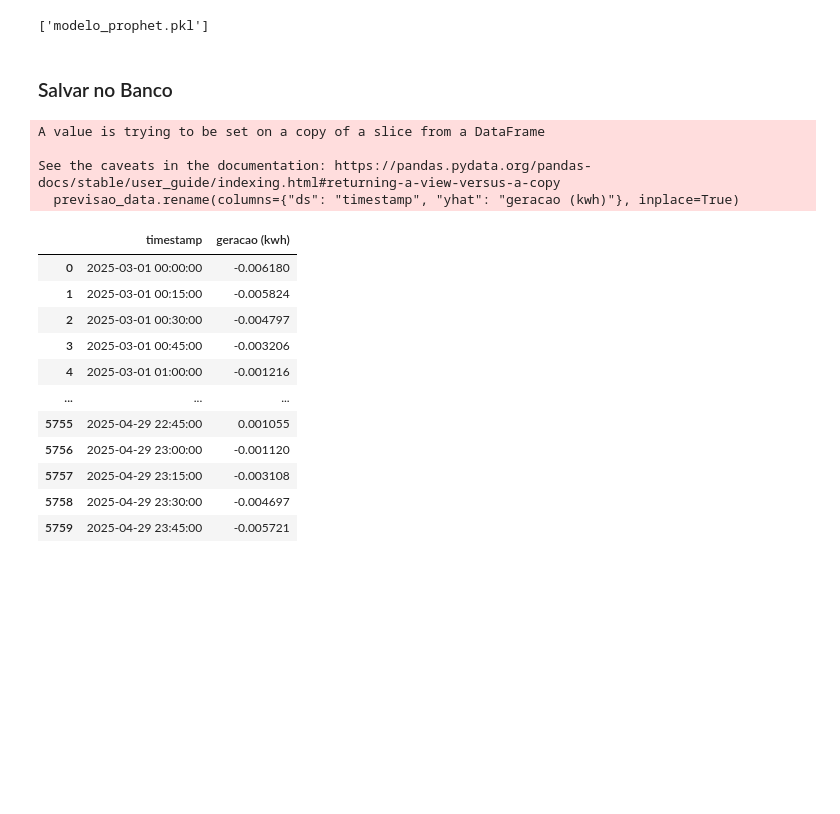
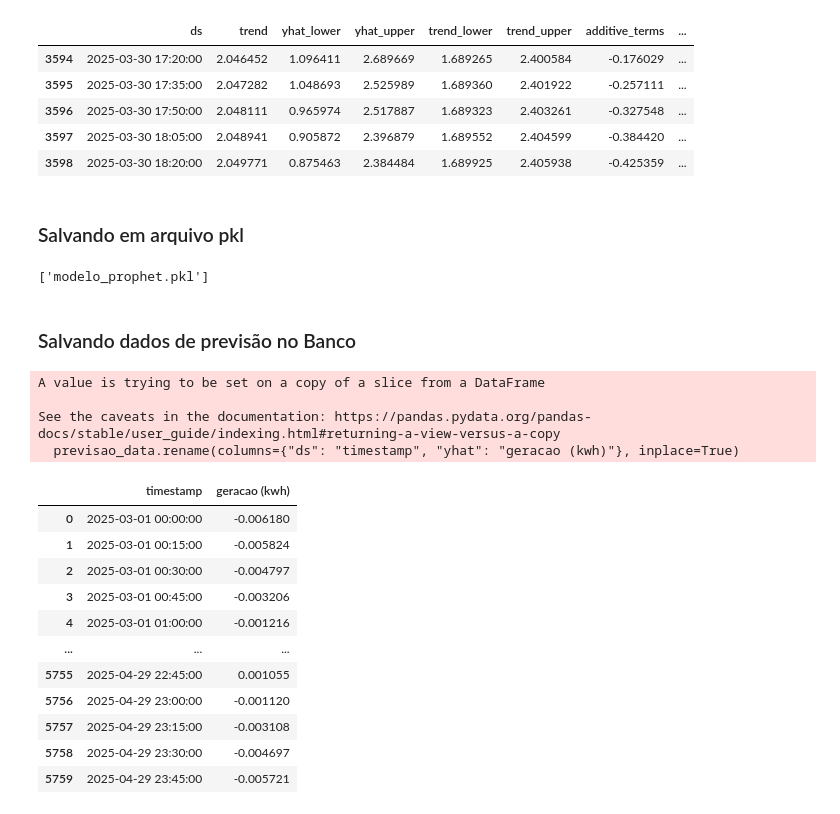
Before and after one commit to Projetos-III-UFPA-2024-4/engenheiros-do-acaii, a Jupyter notebook: backend/servicos/previsao-producao/modelo_prophet.ipynb, the cells around one changed output. Drawn from its saved outputs; the diff is of its cells as text; code cells hidden in the pictures; blank space fills up the shorter version.

```diff
--- a/backend/servicos/previsao-producao/modelo_prophet.ipynb
+++ b/backend/servicos/previsao-producao/modelo_prophet.ipynb
@@ -52,9 +116,20 @@ plt.show()
+# %%
+previsao.tail()
+# %% [output]
+|  | ds | trend | yhat_lower | yhat_upper | trend_lower | trend_upper | additive_terms | ... |
+| 3594 | 2025-03-30 17:20:00 | 2.046452 | 1.096411 | 2.689669 | 1.689265 | 2.400584 | -0.176029 | ... |
+| 3595 | 2025-03-30 17:35:00 | 2.047282 | 1.048693 | 2.525989 | 1.689360 | 2.401922 | -0.257111 | ... |
+| 3596 | 2025-03-30 17:50:00 | 2.048111 | 0.965974 | 2.517887 | 1.689323 | 2.403261 | -0.327548 | ... |
+| 3597 | 2025-03-30 18:05:00 | 2.048941 | 0.905872 | 2.396879 | 1.689552 | 2.404599 | -0.384420 | ... |
+| 3598 | 2025-03-30 18:20:00 | 2.049771 | 0.875463 | 2.384484 | 1.689925 | 2.405938 | -0.425359 | ... |
+# %% [markdown]
+### Salvando em arquivo pkl
 # %%
 joblib.dump(modelo, "modelo_prophet.pkl")
 # %% [output]
 ['modelo_prophet.pkl']
 # %% [markdown]
-### Salvar no Banco
+### Salvando dados de previsão no Banco
 # %%
 previsao_data = previsao[['ds', 'yhat']]
 # %%
```
Also changed, not shown: parts of 21 cells of this notebook, 1 other file.
